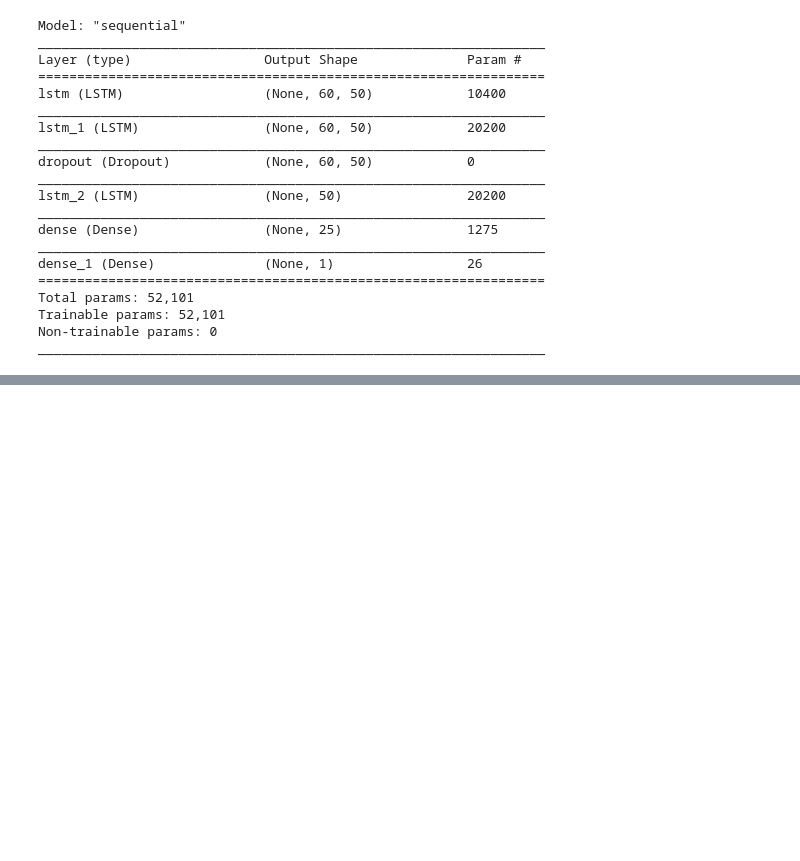
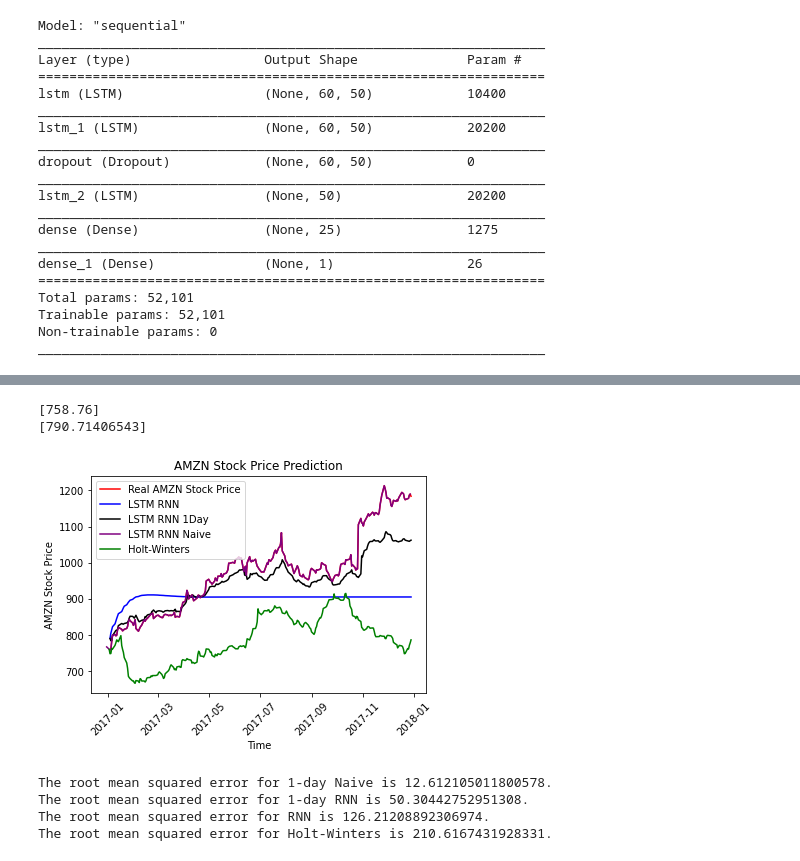
Before and after one commit to davidglt/RNNvsHoltWinters, a Jupyter notebook: RNNvsHoltWinters.ipynb, the cells around one changed output, grey strips where cells are left out. Saved outputs shown, nothing was run; the diff lists cells and outputs as text; code cells hidden in the pictures; blank space fills up the shorter version.

Commit message:
Add Naive, RNN 1day, RNN & Holt-Winters comparative

```diff
--- a/RNNvsHoltWinters.ipynb
+++ b/RNNvsHoltWinters.ipynb
@@ -183,6 +183,6 @@ _________________________________________________________________
 # Prepairing the memory for the first value (the last value of the traninig data set).
 inputs = data_set_scaled[len(data_set) - len(test_set) - memory:len(data_set) - len(test_set) - 1]
 # %%
-# Fitting
-model.fit(X_train, y_train, epochs=5, batch_size=5)
+# Fitting.
+model.fit(X_train, y_train, epochs=100, batch_size=5)
 # %% [output]
@@ -205,6 +218,25 @@ predicted_stock_price = scaler.inverse_transform(predicted_stock_price[1:])
 # Checking the first forecast value vs the first test value.
 print(test_set.iloc[0].values)
 print(predicted_stock_price[0])
+# %% [output]
+[758.76]
+[790.71406543]
 # %%
 predicted_set = pd.DataFrame(data=predicted_stock_price, index=dataset[test_start_date:test_end_date].index, columns=[column])
+# %%
+# 1day RNN, only ONE day predicted every step.
+inputs = data_set_scaled[len(data_set)-len(test_set)-memory:]
+inputs = inputs.reshape(-1,1)
+X_test = []
+for i in range(memory, inputs.shape[0]):
+    X_test.append(inputs[i-memory:i,0])
+X_test = np.array(X_test)
+X_test = np.reshape(X_test, (X_test.shape[0], X_test.shape[1], 1))
+predicted_stock_price_1day = model.predict(X_test)
+predicted_stock_price_1day = scaler.inverse_transform(predicted_stock_price_1day)
+predicted_set_1day = pd.DataFrame(data=predicted_stock_price_1day,
+                                  index=dataset[test_start_date:test_end_date].index, columns=[column])
+# %%
+# Naive RNN, the next predicted value is the today value.
+predicted_set_naive = pd.concat([training_set[-1:], test_set[0:-1]])
 # %%
@@ -219,19 +251,33 @@ train, test = df[:test_start_date - datetime.timedelta(1)].iloc[:,column], \
 model = ExponentialSmoothing(train, seasonal='mul', seasonal_periods=season).fit()
 pred = model.predict(start=test.index[0], end=test.index[-1])
 # %%
-# Plotting the graphs
+# Plotting the graphs.
 plt.plot(test_set, color='red', label='Real ' + stock + ' Stock Price')
 plt.plot(predicted_set, color='blue', label='LSTM RNN')
+plt.plot(predicted_set_1day, color='black', label='LSTM RNN 1Day')
+plt.plot(predicted_set_naive, color='purple', label='LSTM RNN Naive')
 plt.plot(pred, color='green', label='Holt-Winters')
 plt.title(stock + ' Stock Price Prediction')
 plt.xlabel('Time')
 plt.ylabel(stock + ' Stock Price')
 plt.xticks(rotation=45)
 plt.legend()
 plt.show()
+# %% [output]
+[figure, added]
 # %%
-# Evaluating our models with RMSE
+# Evaluating our models with RMSE.
 rnn_rmse = math.sqrt(mean_squared_error(test_set, predicted_set))
+rnn_rmse_1day = math.sqrt(mean_squared_error(test_set, predicted_set_1day))
+rnn_rmse_naive = math.sqrt(mean_squared_error(test_set, predicted_set_naive))
 hw_rmse = math.sqrt(mean_squared_error(test, pred))
+
+print("The root mean squared error for 1-day Naive is {}.".format(rnn_rmse_naive))
+print("The root mean squared error for 1-day RNN is {}.".format(rnn_rmse_1day))
 print("The root mean squared error for RNN is {}.".format(rnn_rmse))
 print("The root mean squared error for Holt-Winters is {}.".format(hw_rmse))
+# %% [output]
+The root mean squared error for 1-day Naive is 12.612105011800578.
+The root mean squared error for 1-day RNN is 50.30442752951308.
+The root mean squared error for RNN is 126.21208892306974.
+The root mean squared error for Holt-Winters is 210.6167431928331.
```
Also changed, not shown: parts of 14 cells of this notebook.
